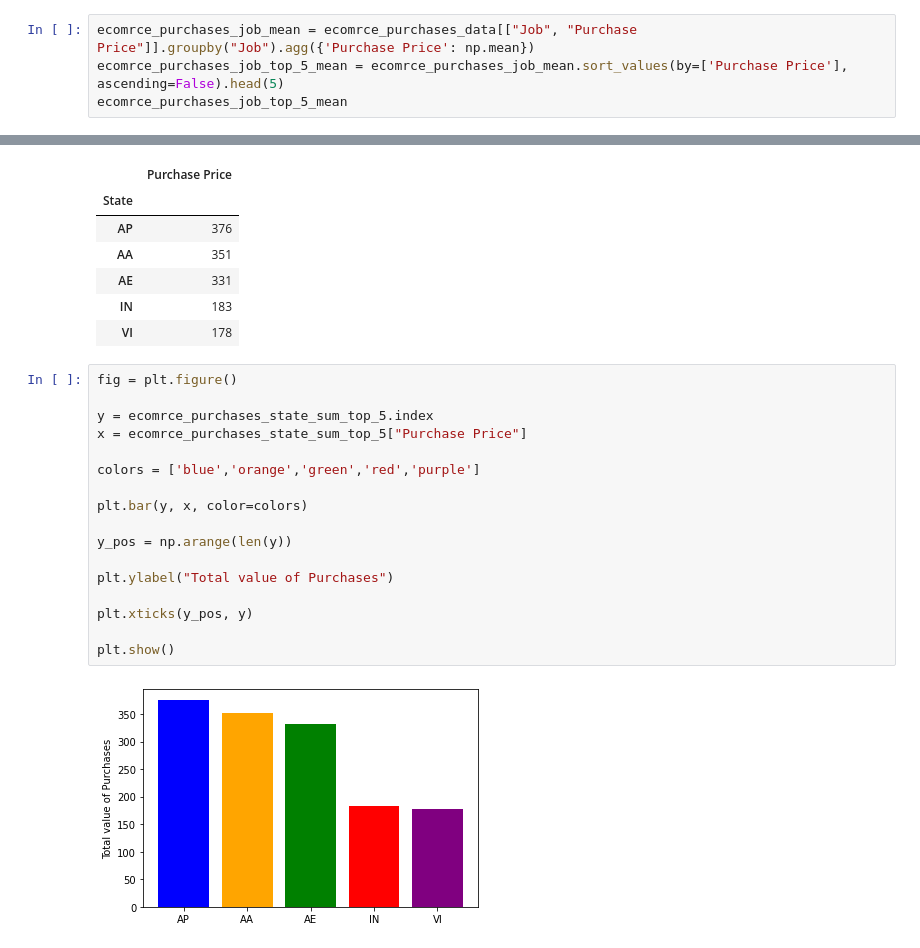
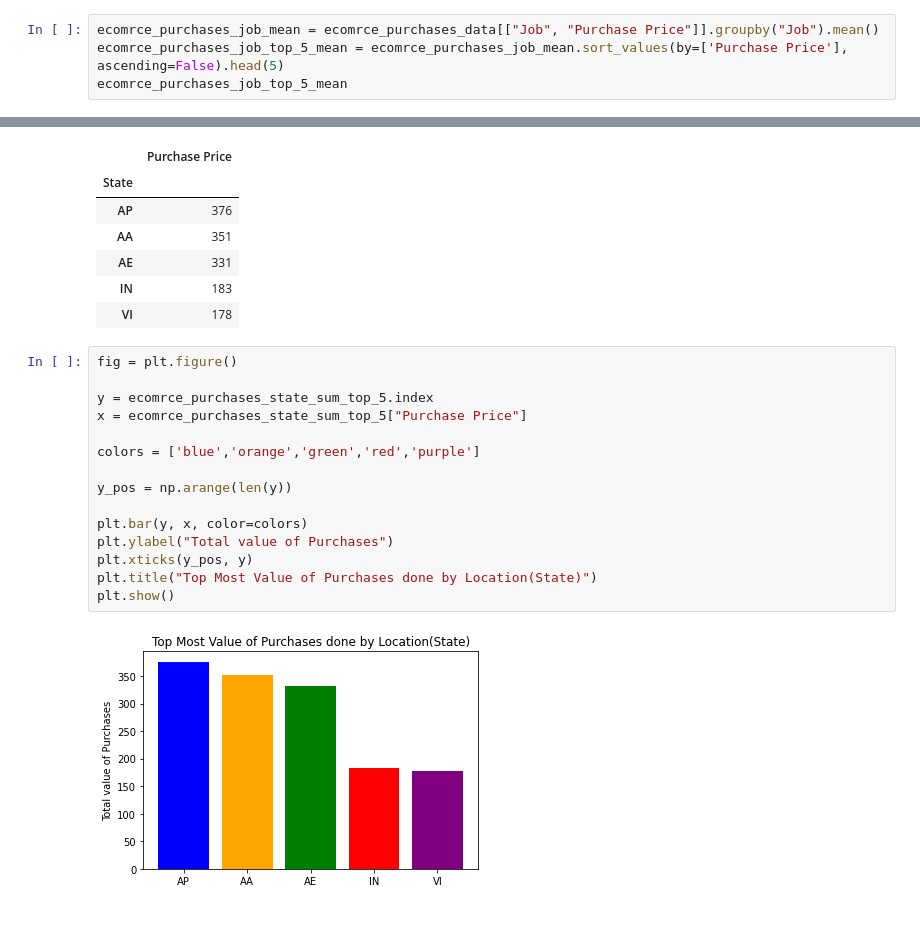
Before and after one commit to brucent2610/DataEngineerCoaching, a Jupyter notebook: Projects/Project01/Project01.ipynb, the cells around one changed output, grey strips where cells are left out. Saved outputs shown, nothing was run; the diff lists cells and outputs as text; blank space fills up the shorter version.

```diff
--- a/Projects/Project01/Project01.ipynb
+++ b/Projects/Project01/Project01.ipynb
@@ -56,7 +53,7 @@ plt.show()
 # %% [markdown]
 # Find the relationship between Job designation and mean Purchase amount
 # %%
-ecomrce_purchases_job_mean = ecomrce_purchases_data[["Job", "Purchase Price"]].groupby("Job").agg({'Purchase Price': np.mean})
+ecomrce_purchases_job_mean = ecomrce_purchases_data[["Job", "Purchase Price"]].groupby("Job").mean()
 ecomrce_purchases_job_top_5_mean = ecomrce_purchases_job_mean.sort_values(by=['Purchase Price'], ascending=False).head(5)
 ecomrce_purchases_job_top_5_mean
 # %% [output]
@@ -326,19 +315,17 @@ ecomrce_purchases_state_sum_top_5
 # %%
 fig = plt.figure()
 
 y = ecomrce_purchases_state_sum_top_5.index
 x = ecomrce_purchases_state_sum_top_5["Purchase Price"]
 
 colors = ['blue','orange','green','red','purple']
 
-plt.bar(y, x, color=colors)
-
 y_pos = np.arange(len(y))
 
+plt.bar(y, x, color=colors)
 plt.ylabel("Total value of Purchases")
-
 plt.xticks(y_pos, y)
-
+plt.title("Top Most Value of Purchases done by Location(State)")
 plt.show()
 # %% [output]
-[figure, old version]
+[figure, new version]
```
Also changed, not shown: parts of 7 cells of this notebook.
